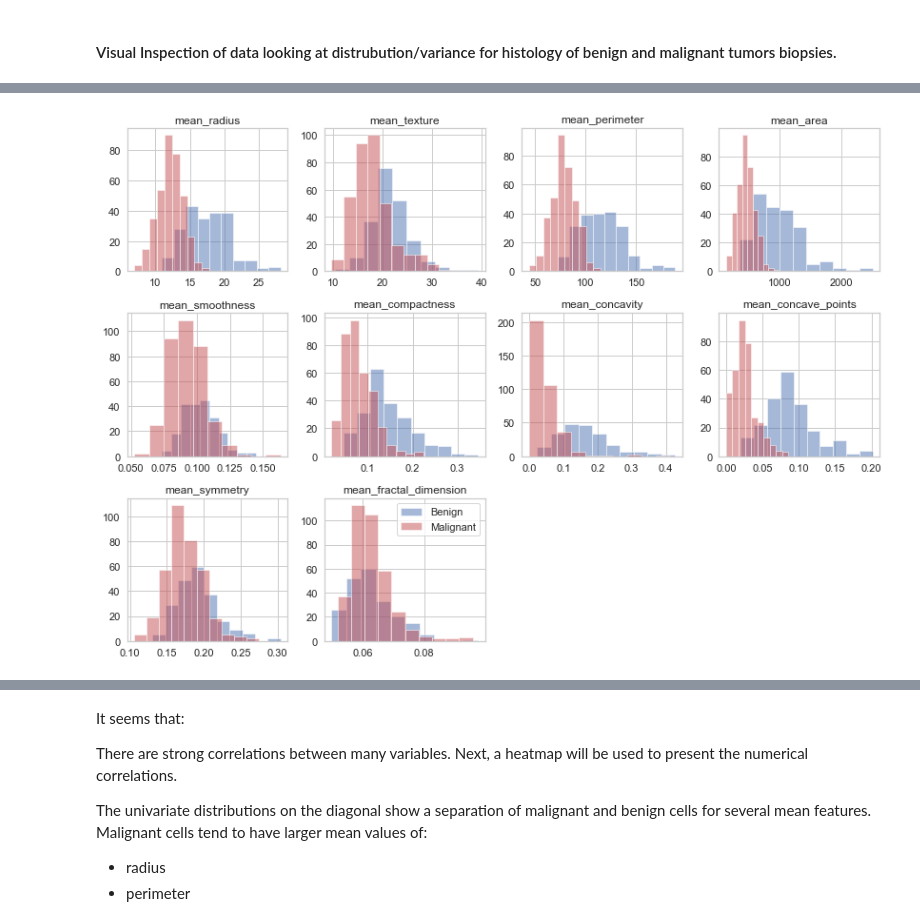
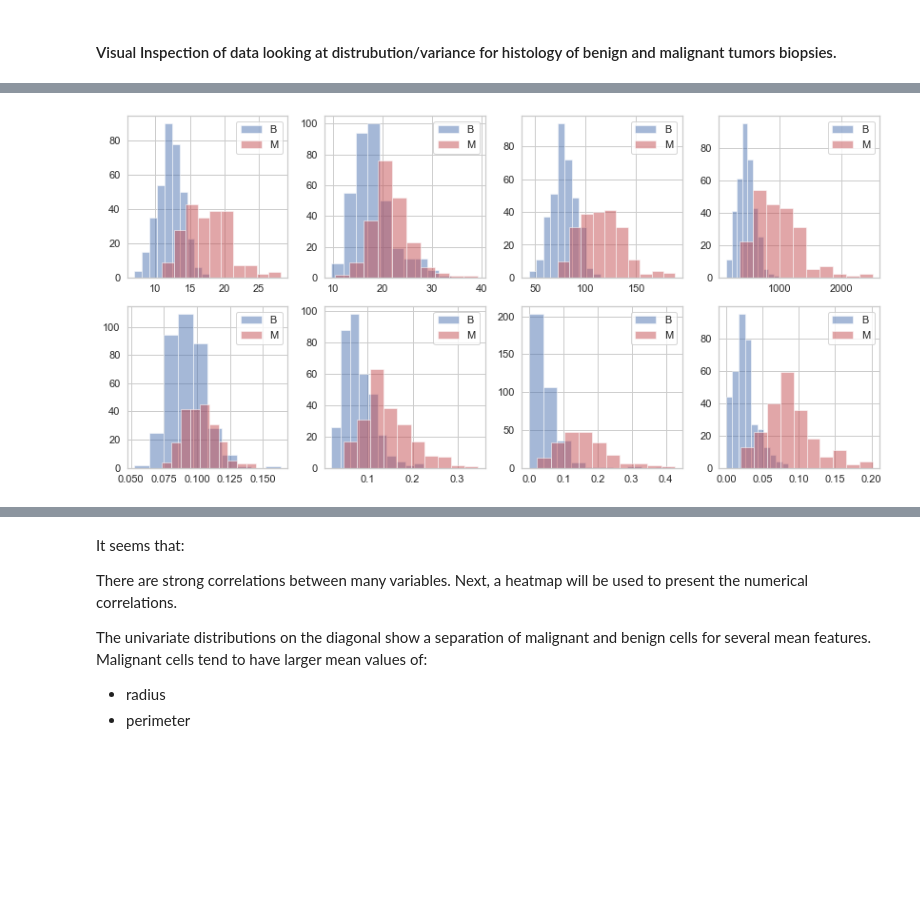
Before and after one commit to febikamBU/METCS_767_Term_Project, a Jupyter notebook: Breast Cancer Prediction (BCP) Project.ipynb, the cells around one changed output, grey strips where cells are left out. Cells and saved outputs as stored; diff of their text form; code cells hidden in the pictures; blank space fills up the shorter version.

```diff
--- a/Breast Cancer Prediction (BCP) Project.ipynb
+++ b/Breast Cancer Prediction (BCP) Project.ipynb
@@ -138,6 +133,10 @@ There are 357 of Benign records in the entire dataset
 df_benign = breast_data[breast_data['class_label'] == 0]
 df_malignant = breast_data[breast_data['class_label'] == 1]
 
+# create to dataframes - one for benign, one for malignant tumor data
+df_benign_Char = breast_data[breast_data['diagnosis'] == 'M']
+df_malignant_Char = breast_data[breast_data['diagnosis'] == 'B']
+
 # Create list of features related to mean tumor characteristics
 features_means = list(breast_data.columns[0:10])
 # %%
@@ -177,27 +178,28 @@ plt.show()
+# %%
+# Visualizing subset of the data using seaborn heatmap
+feature_means = list(breast_data.columns[0:10])
 # %% [markdown]
 #### Visual Inspection of data looking at distrubution/variance for histology of benign and malignant tumors biopsies.
 # %%
 # Instantiate a figure object for OOP figure manipulation.
-fig = plt.figure()
+bins = 12
+plt.figure(figsize=(15, 15))
 
 # Create 'for loop' to enerate though tumor features and compare with histograms
-for i,b in enumerate(list(breast_data.columns[1:10])):
+for i, feature in enumerate(feature_means[0:8]):
+
+    rows = int(len(feature_means)/2)
 
     # Enumerate starts at index 0, need to add 1 for subplotting
-    i +=1
-
-    # Create axes object for position i
-    ax = fig.add_subplot(3, 4, i)
+    plt.subplot(rows, 2, i + 1)
 
     # Plot via histogram tumor charateristics using stacked and alpha parameters for..
     # comparisons.
-    sns.distplot(df_benign[b], kde=True, label='Benign')
-    sns.distplot(df_malignant[b], kde=True, label='Malignant')
+    sns.distplot(df_benign_Char[feature], bins=bins, color='red', label='B')
+    sns.distplot(df_malignant_Char[feature], bins=bins, color='blue', label='M')
 
-    ax.set_title(b)
+    plt.legend(loc='upper right')
 
-sns.set_style("whitegrid")
 plt.tight_layout()
-plt.legend()
 plt.show()
 # %% [output]
@@ -205,29 +207,24 @@ plt.show()
 # %%
 # Visualize tumor characteristics for positive and negatives diagnoses
 
 # Instantiate figure object
 fig = plt.figure()
 
 # Create 'for loop' to enerate though tumor features and compare with histograms
-for i,b in enumerate(list(breast_data.columns[0:10])):
-
-    # Enumerate starts at index 0, need to add 1 for subplotting
-    i +=1
+for i,b in enumerate(feature_means[0:8]):
 
     # Create axes object for position i
-    ax = fig.add_subplot(3, 4, i)
+    ax = fig.add_subplot(3, 4, i +1)
 
     # Plot via histogram tumor charateristics using stacked and alpha parameters for..
     # comparisons.
-    ax.hist(df_benign[b], label = 'Benign', stacked = True, alpha=0.5, color= 'b')
-    ax.hist(df_malignant[b], label= 'Malignant', stacked = True, alpha=0.5, color= 'r')
+    ax.hist(df_benign_Char[b], label = 'B', stacked = True, alpha=0.5, color= 'b')
+    ax.hist(df_malignant_Char[b], label= 'M', stacked = True, alpha=0.5, color= 'r')
 
-    ax.set_title(b)
+    ax.legend()
 
-sns.set_style("whitegrid")
 plt.tight_layout()
-plt.legend()
 plt.show()
 # %% [output]
-[figure, old version]
+[figure, new version]
 # %%
```
Also changed, not shown: parts of 25 cells of this notebook, 1 other file.
